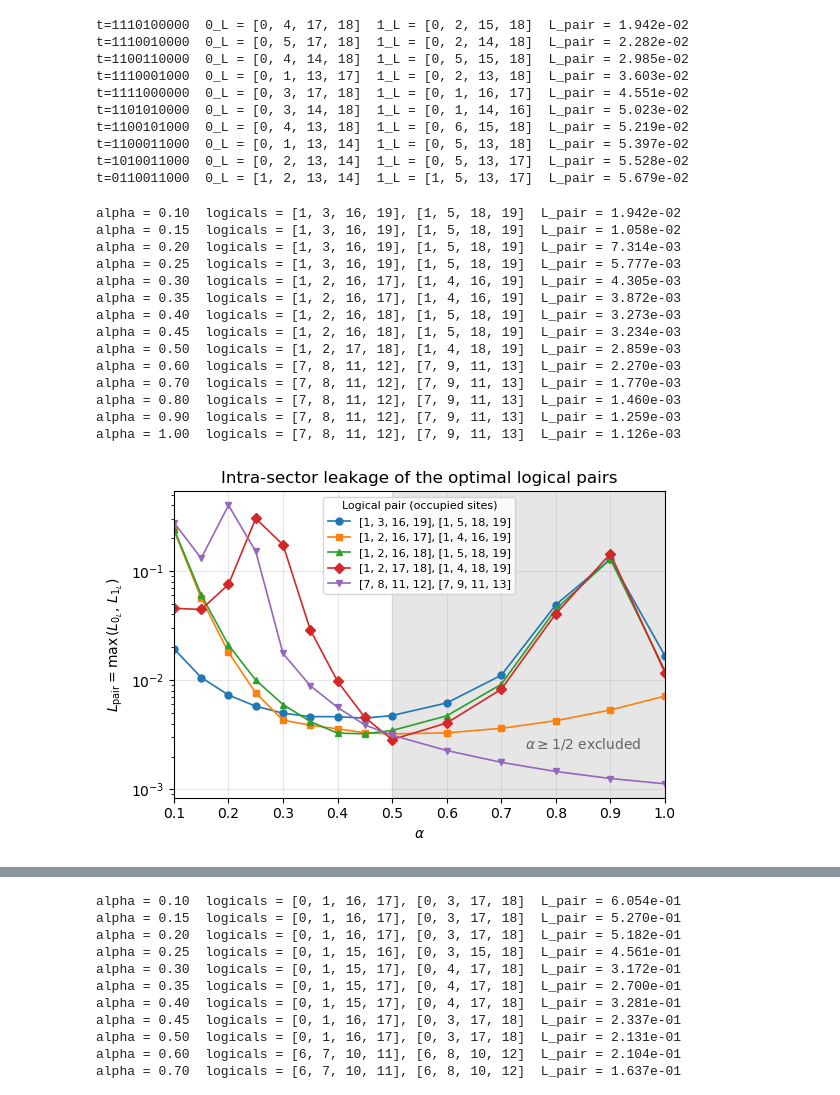
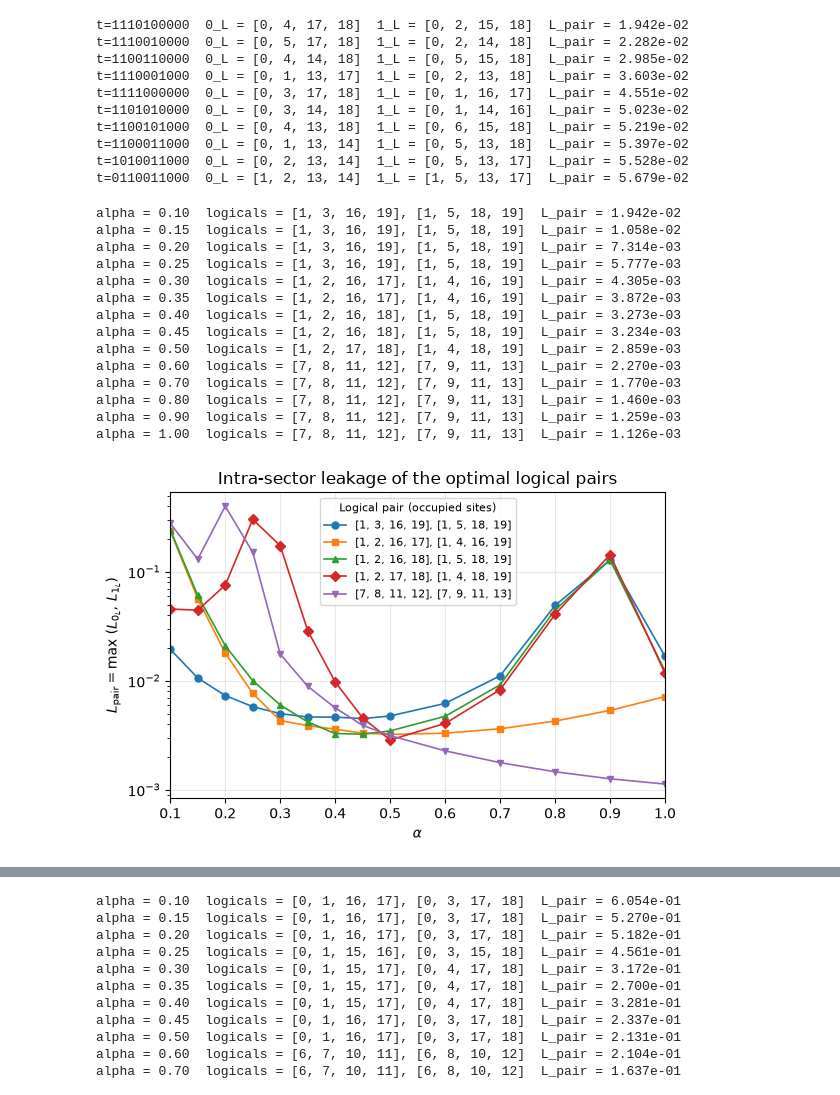
Before and after one commit to Shreyas-phys/Confinement-and-DFS, a Jupyter notebook: codeword_optimization.ipynb, the cells around one changed output, grey strips where cells are left out. Saved outputs shown, nothing was run; the diff lists cells and outputs as text; code cells hidden in the pictures.

```diff
--- a/codeword_optimization.ipynb
+++ b/codeword_optimization.ipynb
@@ -325,9 +325,9 @@ for alpha in alphas:
 fig, ax = plt.subplots(figsize=(6, 4))
 
 # shade the region excluded by Requirement 3
-ax.axvspan(0.5, alphas[-1], color="0.9", zorder=0)
-ax.text(0.85, 0.2, r"$\alpha\geq 1/2$ excluded", transform=ax.get_xaxis_transform(),
-        ha="center", va="top", color="0.4")
+# ax.axvspan(0.5, alphas[-1], color="0.9", zorder=0)
+# ax.text(0.85, 0.2, r"$\alpha\geq 1/2$ excluded", transform=ax.get_xaxis_transform(),
+#         ha="center", va="top", color="0.4")
 
 markers = ["o", "s", "^", "D", "v", "<", ">", "p"]
 for i in range(len(winners)):
@@ -336,31 +336,31 @@ for i in range(len(winners)):
     for k in range(len(alphas)):
         L_curve.append(max(L_all[k][word_a], L_all[k][word_b]))
     ax.semilogy(alphas, L_curve, marker=markers[i % len(markers)], markersize=5,
                 linewidth=1.2, label=f"{one_indexed(word_a)}, {one_indexed(word_b)}")
 
 ax.set_xlabel(r"$\alpha$")
 ax.set_ylabel(r"$L_{\rm pair}=\max\,(L_{0_L},\,L_{1_L})$")
 ax.set_title(r"Intra-sector leakage of the optimal logical pairs")
 ax.grid(True, which="major", alpha=0.3)
 ax.set_xlim(alphas[0], alphas[-1])
 ax.legend(title="Logical pair (occupied sites)", fontsize=8, title_fontsize=8, frameon=True)
 
 fig.tight_layout()
 fig.savefig("plt/Lpair_vs_alpha.pdf")
 plt.show()
 # %% [output]
 alpha = 0.10  logicals = [1, 3, 16, 19], [1, 5, 18, 19]  L_pair = 1.942e-02
 alpha = 0.15  logicals = [1, 3, 16, 19], [1, 5, 18, 19]  L_pair = 1.058e-02
 alpha = 0.20  logicals = [1, 3, 16, 19], [1, 5, 18, 19]  L_pair = 7.314e-03
 alpha = 0.25  logicals = [1, 3, 16, 19], [1, 5, 18, 19]  L_pair = 5.777e-03
 alpha = 0.30  logicals = [1, 2, 16, 17], [1, 4, 16, 19]  L_pair = 4.305e-03
 alpha = 0.35  logicals = [1, 2, 16, 17], [1, 4, 16, 19]  L_pair = 3.872e-03
 alpha = 0.40  logicals = [1, 2, 16, 18], [1, 5, 18, 19]  L_pair = 3.273e-03
 alpha = 0.45  logicals = [1, 2, 16, 18], [1, 5, 18, 19]  L_pair = 3.234e-03
 alpha = 0.50  logicals = [1, 2, 17, 18], [1, 4, 18, 19]  L_pair = 2.859e-03
 alpha = 0.60  logicals = [7, 8, 11, 12], [7, 9, 11, 13]  L_pair = 2.270e-03
 alpha = 0.70  logicals = [7, 8, 11, 12], [7, 9, 11, 13]  L_pair = 1.770e-03
 alpha = 0.80  logicals = [7, 8, 11, 12], [7, 9, 11, 13]  L_pair = 1.460e-03
 alpha = 0.90  logicals = [7, 8, 11, 12], [7, 9, 11, 13]  L_pair = 1.259e-03
 alpha = 1.00  logicals = [7, 8, 11, 12], [7, 9, 11, 13]  L_pair = 1.126e-03
-[figure, old version]
+[figure, new version]
```
Also changed, not shown: parts of 5 cells of this notebook, 4 other files.
